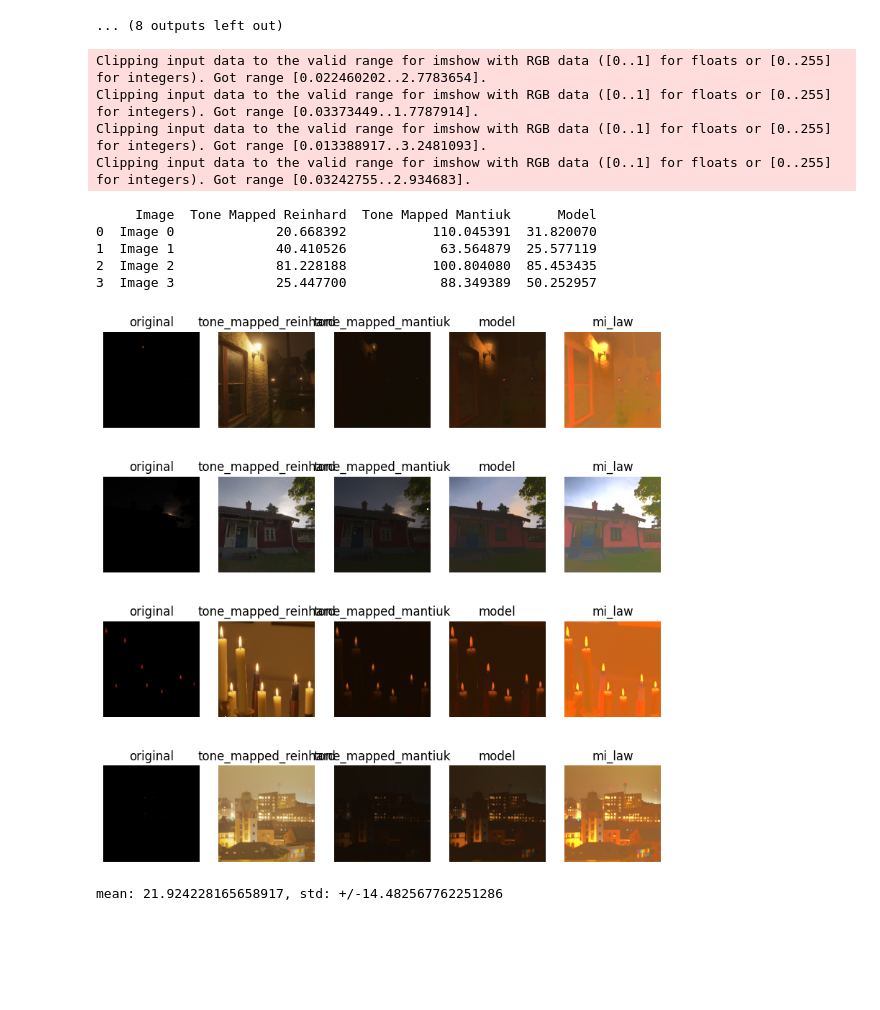
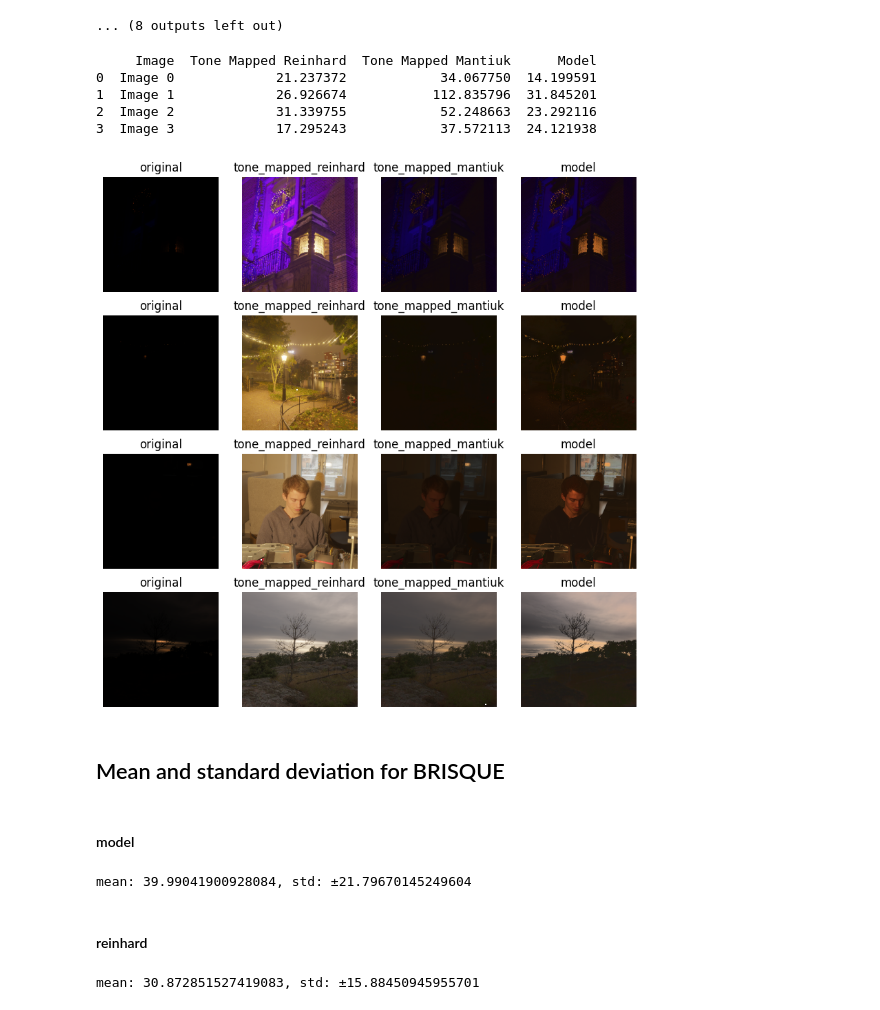
Before and after one commit to twezowic/SIGK, a Jupyter notebook: lab2/note.ipynb, the cells around one changed output. Cells and saved outputs as stored; diff of their text form; code cells hidden in the pictures; blank space fills up the shorter version.

```diff
--- a/lab2/note.ipynb
+++ b/lab2/note.ipynb
@@ -245,12 +245,12 @@ def feature_contrast_neighborhood_masking(feature_map, patch_size=13, epsilon=1e
 def f(Ms, Mn):
     return Ms / (1+Mn)
 
-def loss(I_mi, I_tm):
+def loss(I_mi, I_tm, patch_size=13):
     mi_vgg = model_vgg19(I_mi)
     tm_vgg = model_vgg19(I_tm)
     return torch.mean(torch.abs(
-        f(feature_contrast_self_masking(mi_vgg, 0.5, patch_size=11), feature_contrast_neighborhood_masking(mi_vgg, patch_size=11)) -
-        f(feature_contrast_self_masking(tm_vgg, 1, patch_size=11), feature_contrast_neighborhood_masking(tm_vgg, patch_size=11))
+        f(feature_contrast_self_masking(mi_vgg, 0.5, patch_size=patch_size), feature_contrast_neighborhood_masking(mi_vgg, patch_size=patch_size)) -
+        f(feature_contrast_self_masking(tm_vgg, 1, patch_size=patch_size), feature_contrast_neighborhood_masking(tm_vgg, patch_size=patch_size))
     ))
 # %%
 model = SelfTMO()
@@ -284,7 +284,7 @@ for epoch in range(num_epochs):
         I_tm = model(img_low, img_mid, img_high)
         I_mi = mi_img(img)
 
-        a = loss(I_mi, I_tm)
+        a = loss(I_mi, I_tm, patch_size=7)
 
         a.backward()
         optimizer.step()
@@ -301,7 +301,7 @@ for epoch in range(num_epochs):
 
             I_mi = mi_img(img)
 
-            a = loss(I_mi, I_tm)
+            a = loss(I_mi, I_tm, patch_size=7)
             total_loss += a.item()
         print("Validation loss:",total_loss / len(val_dataset))
     losses["val"].append(total_loss)
@@ -353,12 +353,12 @@ def color_correction(img_in, img_out, s=0.6):
 
     return l_out * (img_in / l_in) ** s
 # %%
-torch.save(model, 'patch_size11_20.pth')
-# torch.load('100epochs.pth', weights_only=False)
+# torch.save(model, 'patch_size11_20.pth')
+model = torch.load('patch_size5.pth', weights_only=False)
 # %%
 model.eval()
 
-fig, axes = plt.subplots(4, 5, figsize=(10, 10))
+fig, axes = plt.subplots(4, 4, figsize=(10, 10))
 results = []
 
 for i in range(4):
@@ -376,47 +376,43 @@ for i in range(4):
 
     axes[i, 0].imshow(fix_colors(image_org))
     axes[i, 0].axis('off')
     axes[i, 0].set_title("original")
 
     axes[i, 1].imshow(fix_colors(tone_mapped_reinhard))
     axes[i, 1].axis('off')
     axes[i, 1].set_title("tone_mapped_reinhard")
 
     axes[i, 2].imshow(fix_colors(tone_mapped_mantiuk))
     axes[i, 2].axis('off')
     axes[i, 2].set_title("tone_mapped_mantiuk")
 
     axes[i, 3].imshow(fix_colors(result_corrected))
     axes[i, 3].axis('off')
     axes[i, 3].set_title("model")
 
-    axes[i, 4].imshow(fix_colors(color_correction(image_org, mi_img(image1).numpy().transpose(1, 2, 0))))
-    axes[i, 4].axis('off')
-    axes[i, 4].set_title("mi_law")
-
     eval_reinhard = evaluate_image(image=tone_mapped_reinhard)
     eval_mantiuk = evaluate_image(image=tone_mapped_mantiuk)
     eval_model = evaluate_image(image=result_corrected)
 
     results.append({
         'Image': f'Image {i}',
         'Tone Mapped Reinhard': eval_reinhard,
         'Tone Mapped Mantiuk': eval_mantiuk,
         'Model': eval_model
     })
 
 print(pd.DataFrame(results))
 # %% [output]
-Clipping input data to the valid range for imshow with RGB data ([0..1] for floats or [0..255] for integers). Got range [0.022460202..2.7783654].
-Clipping input data to the valid range for imshow with RGB data ([0..1] for floats or [0..255] for integers). Got range [0.03373449..1.7787914].
-Clipping input data to the valid range for imshow with RGB data ([0..1] for floats or [0..255] for integers). Got range [0.013388917..3.2481093].
-Clipping input data to the valid range for imshow with RGB data ([0..1] for floats or [0..255] for integers). Got range [0.03242755..2.934683].
+     Image  Tone Mapped Reinhard  Tone Mapped Mantiuk      Model
+0  Image 0             21.237372            34.067750  14.199591
+1  Image 1             26.926674           112.835796  31.845201
+2  Image 2             31.339755            52.248663  23.292116
+3  Image 3             17.295243            37.572113  24.121938
-     Image  Tone Mapped Reinhard  Tone Mapped Mantiuk      Model
-0  Image 0             20.668392           110.045391  31.820070
-1  Image 1             40.410526            63.564879  25.577119
-2  Image 2             81.228188           100.804080  85.453435
-3  Image 3             25.447700            88.349389  50.252957
-[figure, old version]
+[figure, new version]
+# %% [markdown]
+## Mean and standard deviation for BRISQUE
+# %% [markdown]
+#### model
 # %%
 model.eval()
 
@@ -424,7 +420,7 @@ brisques = []
 
 for img in val_dataset:
     image = img.unsqueeze(0).to(device)
-
+    image_org = clip(image.cpu().squeeze(0).numpy().transpose(1, 2, 0))
     img_low, img_mid, img_high = exposures(image)
     result = model(img_low, img_mid, img_high).squeeze(0)
     result = result.cpu().detach().numpy().transpose(1, 2, 0)
@@ -434,6 +430,20 @@ for img in val_dataset:
     brisques.append(eval_model)
 
 brisques = np.array(brisques)
-print(f"mean: {brisques.mean()}, std: +/-{brisques.std()}")
+print(f"mean: {brisques.mean()}, std: ±{brisques.std()}")
 # %% [output]
-mean: 21.924228165658917, std: +/-14.482567762251286
+mean: 39.99041900928084, std: ±21.79670145249604
+# %% [markdown]
+#### reinhard
+# %%
+brisques = []
+
+for img in val_dataset:
+    img = clip(img.numpy().transpose(1, 2, 0))
+    eval_model = evaluate_image(image=tone_map_reinhard(img))
+    brisques.append(eval_model)
+
+brisques = np.array(brisques)
+print(f"mean: {brisques.mean()}, std: ±{brisques.std()}")
+# %% [output]
+mean: 30.872851527419083, std: ±15.88450945955701
```
Also changed, not shown: parts of 3 cells of this notebook, 2 other files.
